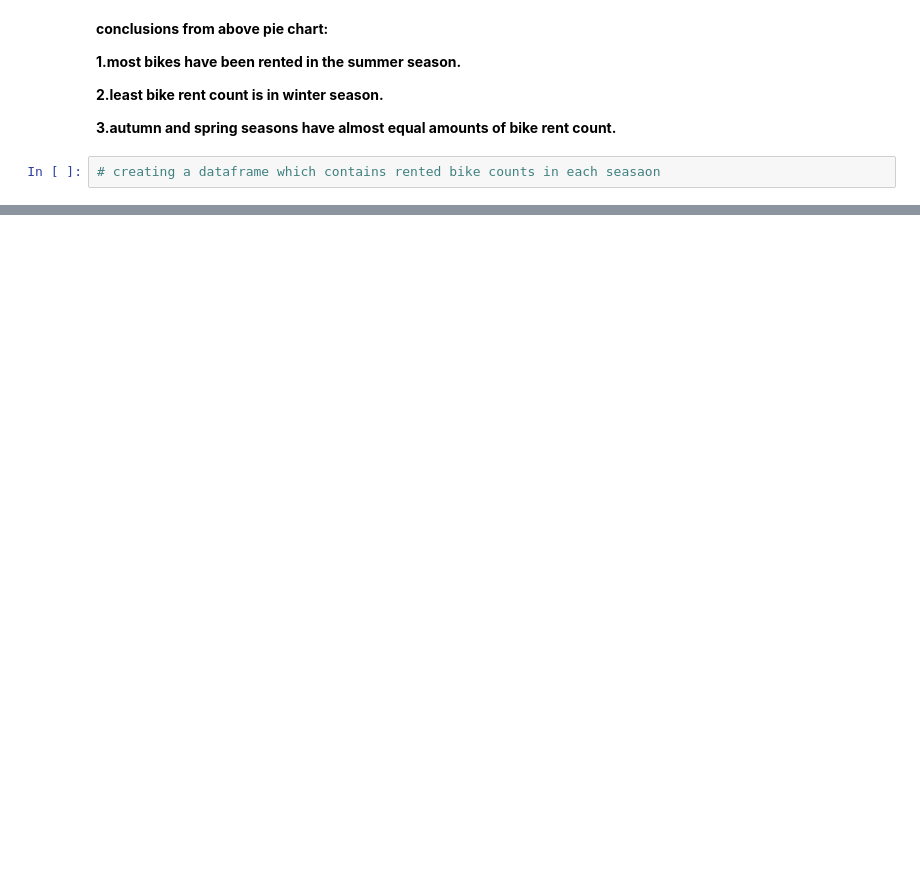
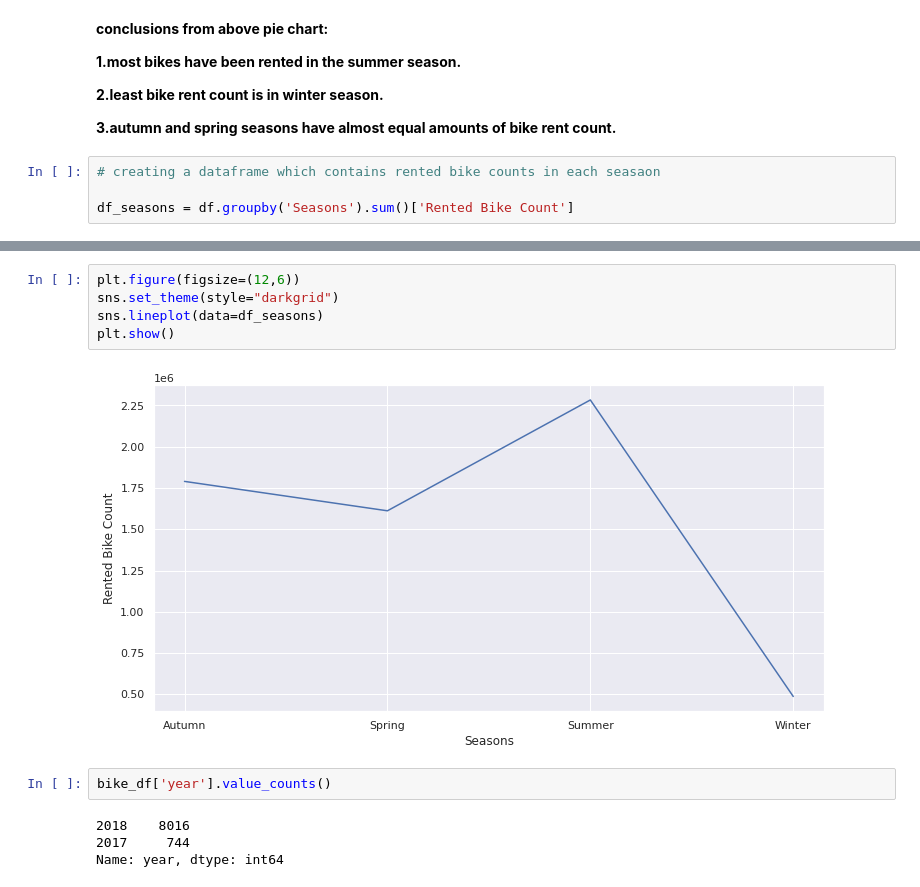
Before and after one commit to praveenbejo95/Bike-sharing-demand-prediction-ML-regression-project-, a Jupyter notebook: Bike_Sharing_Demand_Prediction(Pravin_notebook)_Capstone_Project.ipynb, the cells around one changed output, grey strips where cells are left out. Drawn from its saved outputs; the diff is of its cells as text; blank space fills up the shorter version.

```diff
--- a/Bike_Sharing_Demand_Prediction(Pravin_notebook)_Capstone_Project.ipynb
+++ b/Bike_Sharing_Demand_Prediction(Pravin_notebook)_Capstone_Project.ipynb
@@ -198,3 +198,5 @@ array([<matplotlib.axes._subplots.AxesSubplot object at 0x...>],
 **3.autumn and spring seasons have almost equal amounts of bike rent count.**
 # %%
 # creating a dataframe which contains rented bike counts in each seasaon
+
+df_seasons = df.groupby('Seasons').sum()['Rented Bike Count']
@@ -200,0 +212,13 @@ array([<matplotlib.axes._subplots.AxesSubplot object at 0x...>],
+# %%
+plt.figure(figsize=(12,6))
+sns.set_theme(style="darkgrid")
+sns.lineplot(data=df_seasons)
+plt.show()
+# %% [output]
+[figure, added]
+# %%
+bike_df['year'].value_counts()
+# %% [output]
+2018    8016
+2017     744
+Name: year, dtype: int64
```
Also changed, not shown: parts of 28 cells of this notebook.
